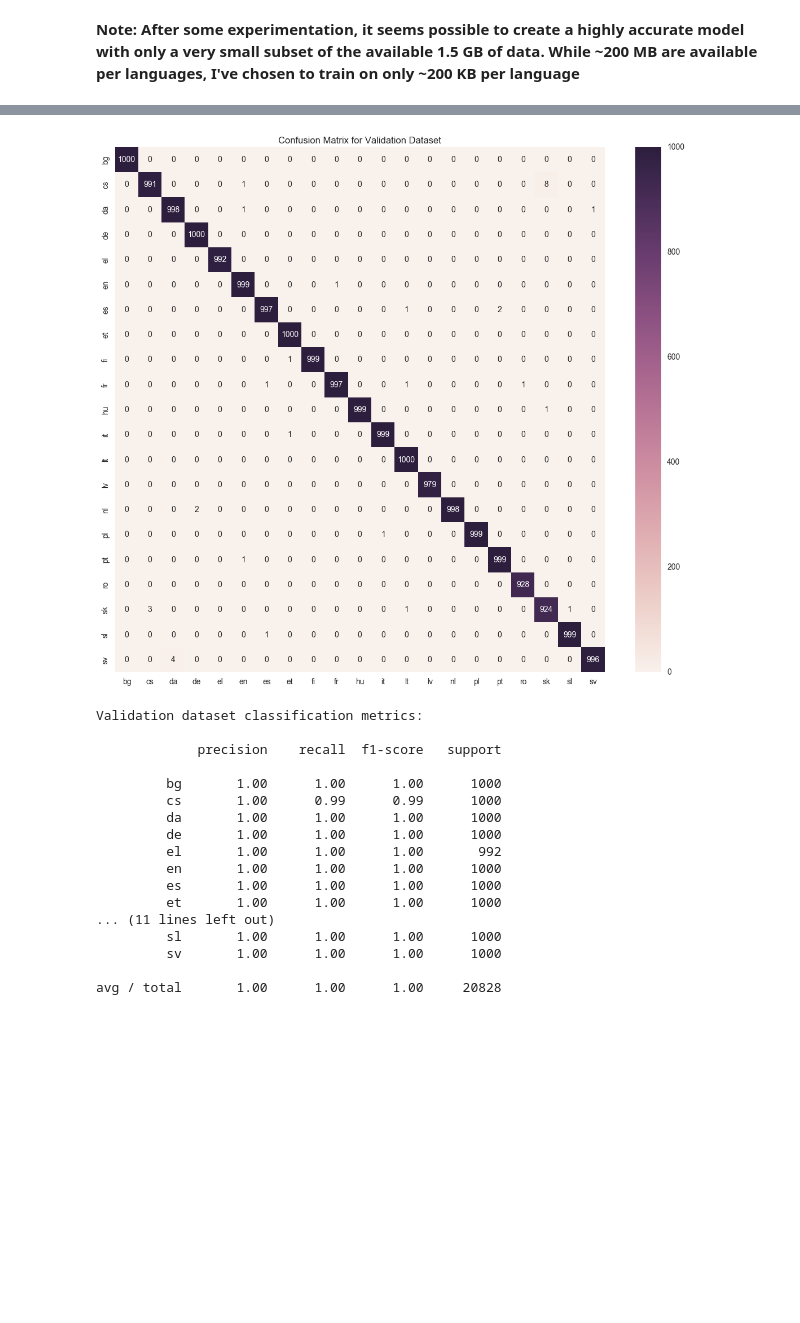
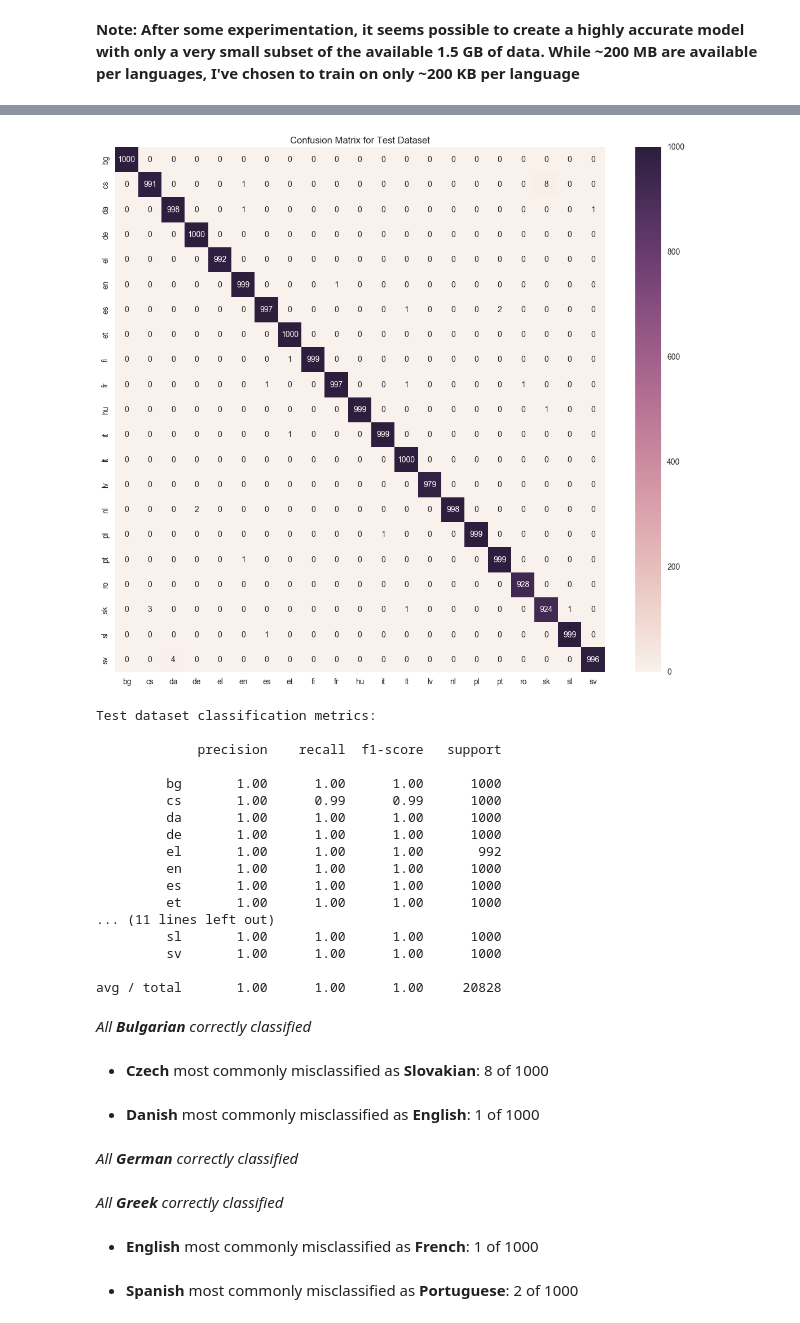
Before and after one commit to dwww2012/startup_ML, a Jupyter notebook: startup_ml_lang_detect.ipynb, the cells around one changed output, grey strips where cells are left out. Saved outputs shown, nothing was run; the diff lists cells and outputs as text; code cells hidden in the pictures; blank space fills up the shorter version.

```diff
--- a/startup_ml_lang_detect.ipynb
+++ b/startup_ml_lang_detect.ipynb
@@ -104,6 +104,6 @@ Total letters in corpus:  3126478
 # %%
 # prepare training and test data from X,y with 80/20 split
-X_train, X_test, y_train, y_test = train_test_split(X, y, test_size=.2, random_state=1)
+X_train, X_val, y_train, y_val = train_test_split(X, y, test_size=.2, random_state=1)
 # %%
 # train tfidf vectorizer on character ngrams, 1 to max_n characters long (ignoring whitespace)
 max_n = 4
@@ -113,16 +113,16 @@ classifier = linear_model.LogisticRegression()
 pipe = pipeline.Pipeline([('vectorizer', vectorizer), ('clf', classifier)])
 pipe.fit(X_train, y_train);
 # %%
-# Confusion matrix and metrics for training/test datasets
-y_predicted = pipe.predict(X_test)
-cm = metrics.confusion_matrix(y_test, y_predicted)
+# Confusion matrix and metrics for training/validation datasets
+y_predicted = pipe.predict(X_val)
+cm = metrics.confusion_matrix(y_val, y_predicted)
 
 plt.figure(figsize=(14,12))
-plt.title('Confusion Matrix for Test Dataset')
+plt.title('Confusion Matrix for Validation Dataset')
 label_names = list(np.unique(y))
 sns.heatmap(cm, annot=True, xticklabels = label_names, yticklabels = label_names, fmt='d')
 plt.show();
 
 print("Test dataset classification metrics:\n")
-print(metrics.classification_report(y_test, y_predicted))
+print(metrics.classification_report(y_val, y_predicted))
 # %% [output]
@@ -160,19 +185,27 @@ df.head()
 # %%
-# pass validation data into model and show confusion matrix for predictions
-val_y_pred = pipe.predict(val_X)
-cm_val = metrics.confusion_matrix(val_y, val_y_pred)
+# load test data from europarl.test file
+df = pd.read_table('./Downloads/europarl.test', header = None)
+df.columns = ['test_y', 'test_X']
+test_X, test_y = df.test_X.values, df.test_y.values
 
-label_names = list(np.unique(val_y))
-plt.figure(figsize=(14,12))
-plt.title('Confusion Matrix for Validation Dataset')
-sns.heatmap(cm_val, annot=True, xticklabels = label_names, yticklabels = label_names, fmt='d')
+# pass test data into model and show confusion matrix for predictions
+test_y_pred = pipe.predict(test_X)
+cm_test = metrics.confusion_matrix(test_y, test_y_pred)
+
+label_names = list(np.unique(test_y))
+fig = plt.figure(figsize=(14,12))
+plt.title('Confusion Matrix for Test Dataset')
+sns.heatmap(cm_test, annot=True, xticklabels = label_names, yticklabels = label_names, fmt='d')
 plt.show();
 
-print("Validation dataset classification metrics:\n")
-print(metrics.classification_report(val_y, val_y_pred))
+print("Test dataset classification metrics:\n")
+print(metrics.classification_report(test_y, test_y_pred))
+
+#display most common misclassification by language for test confusion matrix
+second_most(cm_test)
 # %% [output]
-[figure, old version]
+[figure, new version]
-Validation dataset classification metrics:
+Test dataset classification metrics:
 
              precision    recall  f1-score   support
 
@@ -189,3 +222,10 @@ Validation dataset classification metrics:
          sv       1.00      1.00      1.00      1000
 
 avg / total       1.00      1.00      1.00     20828
+*All **Bulgarian** correctly classified*
+*	 **Czech** most commonly misclassified as **Slovakian**: 8 of 1000
+*	 **Danish** most commonly misclassified as **English**: 1 of 1000
+*All **German** correctly classified*
+*All **Greek** correctly classified*
+*	 **English** most commonly misclassified as **French**: 1 of 1000
+*	 **Spanish** most commonly misclassified as **Portuguese**: 2 of 1000
```
Also changed, not shown: parts of 9 cells of this notebook.
